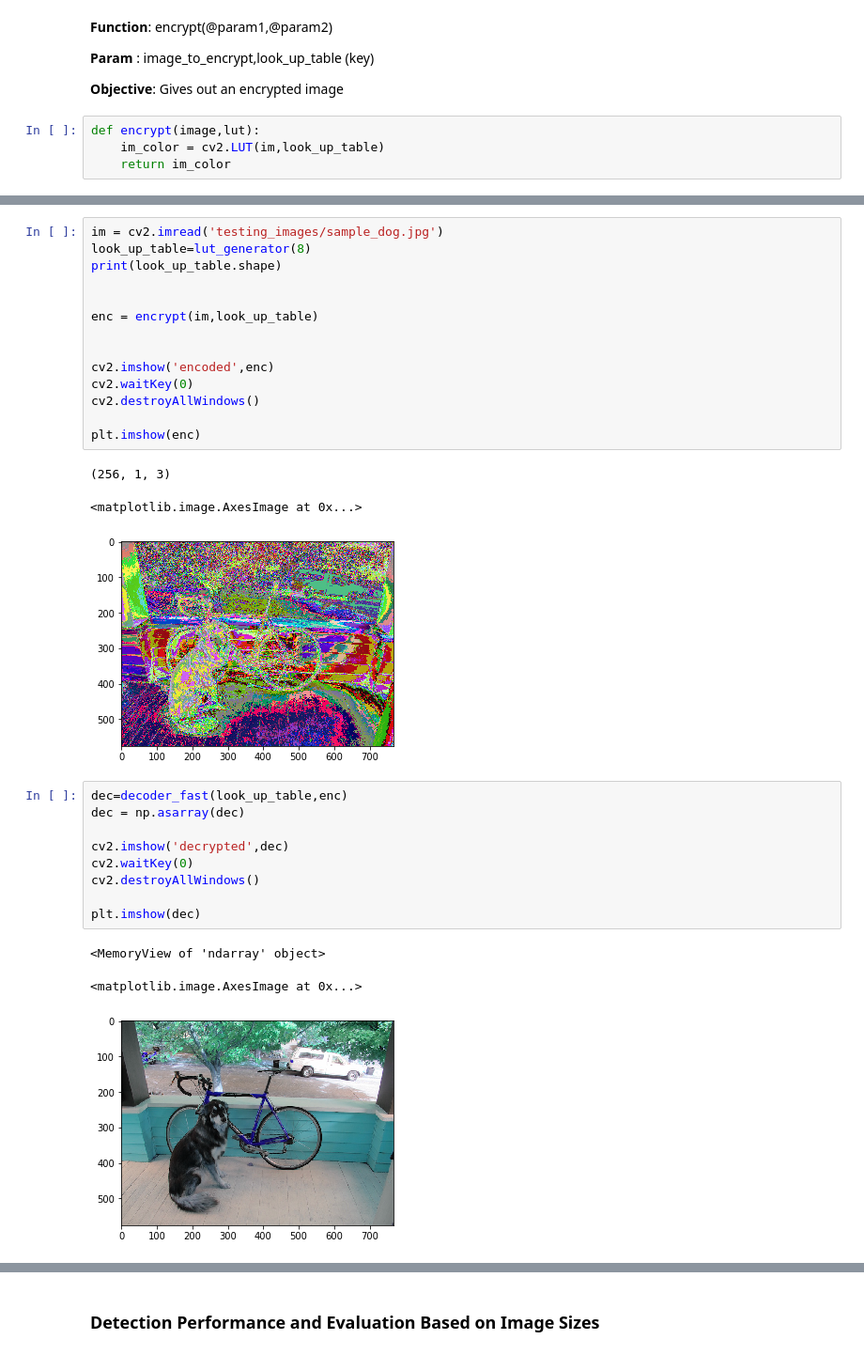
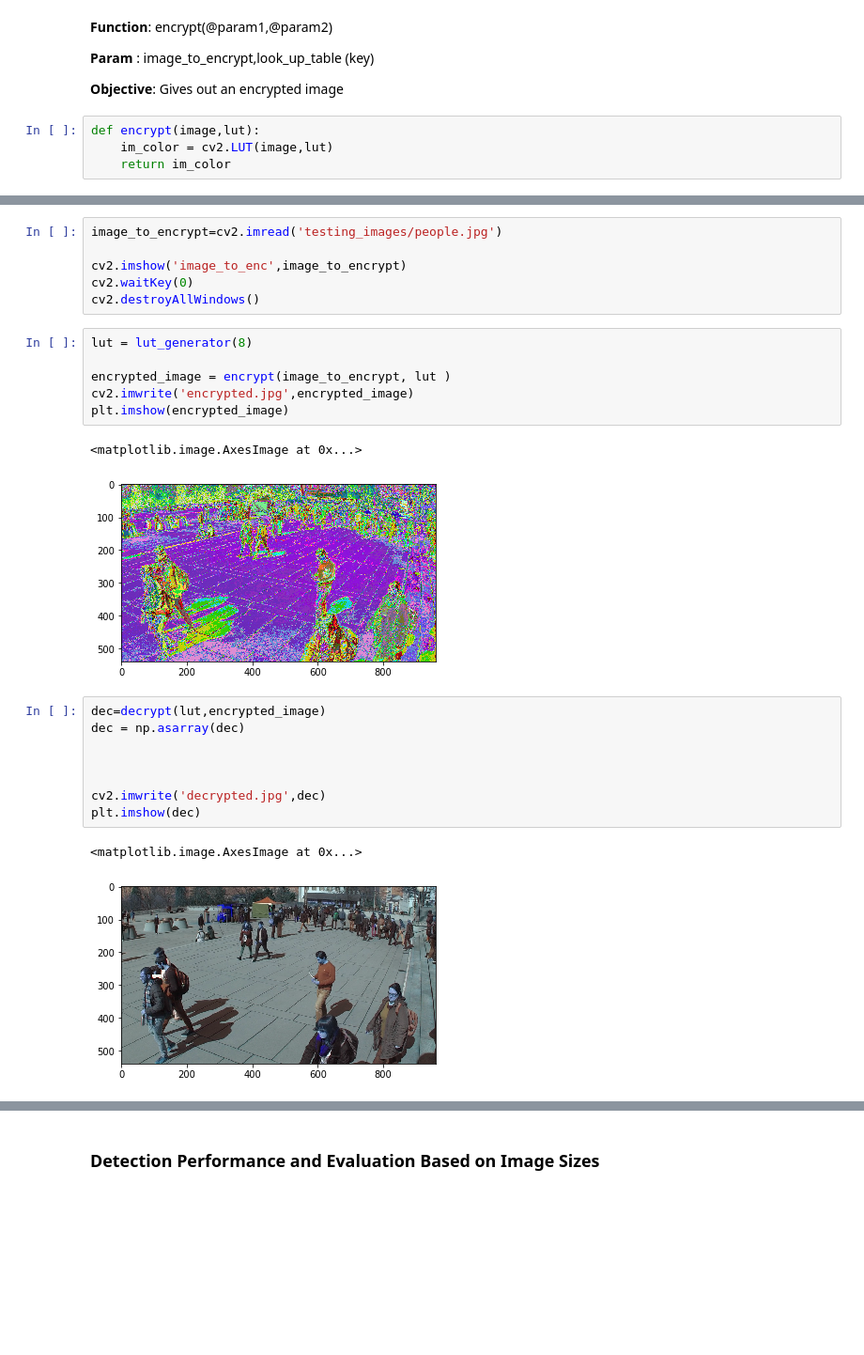
Before and after one commit to siddu1998/Internship-Indian-Institute-of-Science, a Jupyter notebook: RP1/Code/Detection Frequency Experiment.ipynb, the cells around one changed output, grey strips where cells are left out. Shown at 94% size. Saved outputs shown, nothing was run; the diff lists cells and outputs as text; blank space fills up the shorter version.

Commit message:
Encrypt Decrypt

```diff
--- a/RP1/Code/Detection Frequency Experiment.ipynb
+++ b/RP1/Code/Detection Frequency Experiment.ipynb
@@ -328,7 +390,7 @@ def lut_generator(n):
 <b>Objective</b>: Gives out an encrypted image
 # %%
 def encrypt(image,lut):
-    im_color = cv2.LUT(im,look_up_table)
+    im_color = cv2.LUT(image,lut)
     return im_color
 # %%
 %%cython -a
@@ -356,34 +418,29 @@ cpdef unsigned char[:,:, :] decrypt(numpy.ndarray lut, unsigned char [:,:,:] im_
 # %% [output]
 [interactive output not drawn]
 # %%
-im = cv2.imread('testing_images/sample_dog.jpg')
-look_up_table=lut_generator(8)
-print(look_up_table.shape)
+image_to_encrypt=cv2.imread('testing_images/people.jpg')
 
-
-enc = encrypt(im,look_up_table)
-
-
-cv2.imshow('encoded',enc)
+cv2.imshow('image_to_enc',image_to_encrypt)
 cv2.waitKey(0)
 cv2.destroyAllWindows()
-
-plt.imshow(enc)
-# %% [output]
-(256, 1, 3)
-<matplotlib.image.AxesImage at 0x...>
-[figure, removed]
+# %%
+lut = lut_generator(8)
+
+encrypted_image = encrypt(image_to_encrypt, lut )
+cv2.imwrite('encrypted.jpg',encrypted_image)
+plt.imshow(encrypted_image)
+# %% [output]
+<matplotlib.image.AxesImage at 0x...>
+[figure, added]
 # %%
-dec=decoder_fast(look_up_table,enc)
+dec=decrypt(lut,encrypted_image)
 dec = np.asarray(dec)
 
-cv2.imshow('decrypted',dec)
-cv2.waitKey(0)
-cv2.destroyAllWindows()
 
+
+cv2.imwrite('decrypted.jpg',dec)
 plt.imshow(dec)
 # %% [output]
-<MemoryView of 'ndarray' object>
+<matplotlib.image.AxesImage at 0x...>
-<matplotlib.image.AxesImage at 0x...>
-[figure, old version]
+[figure, new version]
 # %%
```
Also changed, not shown: parts of 15 cells of this notebook, 3 other files.
